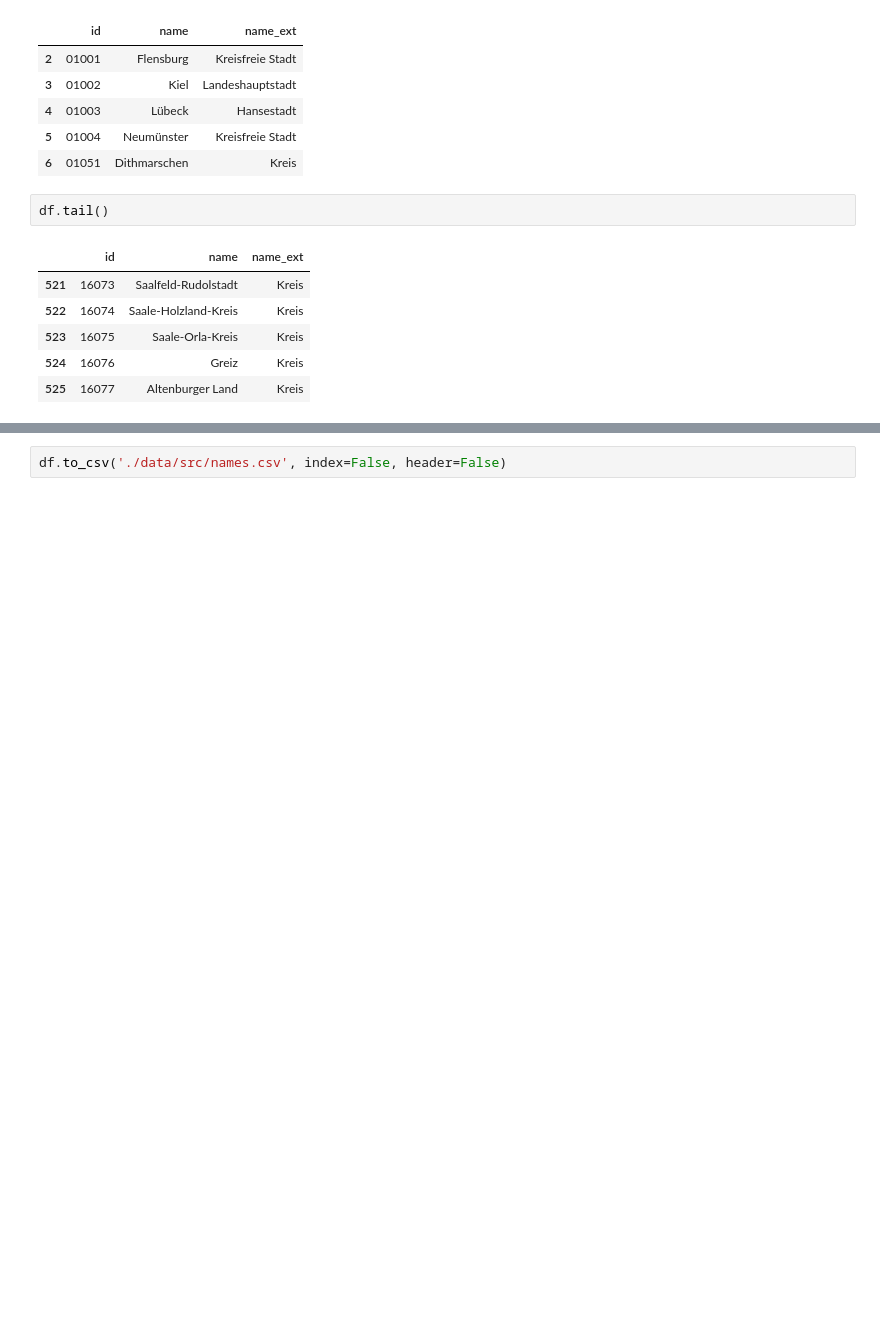
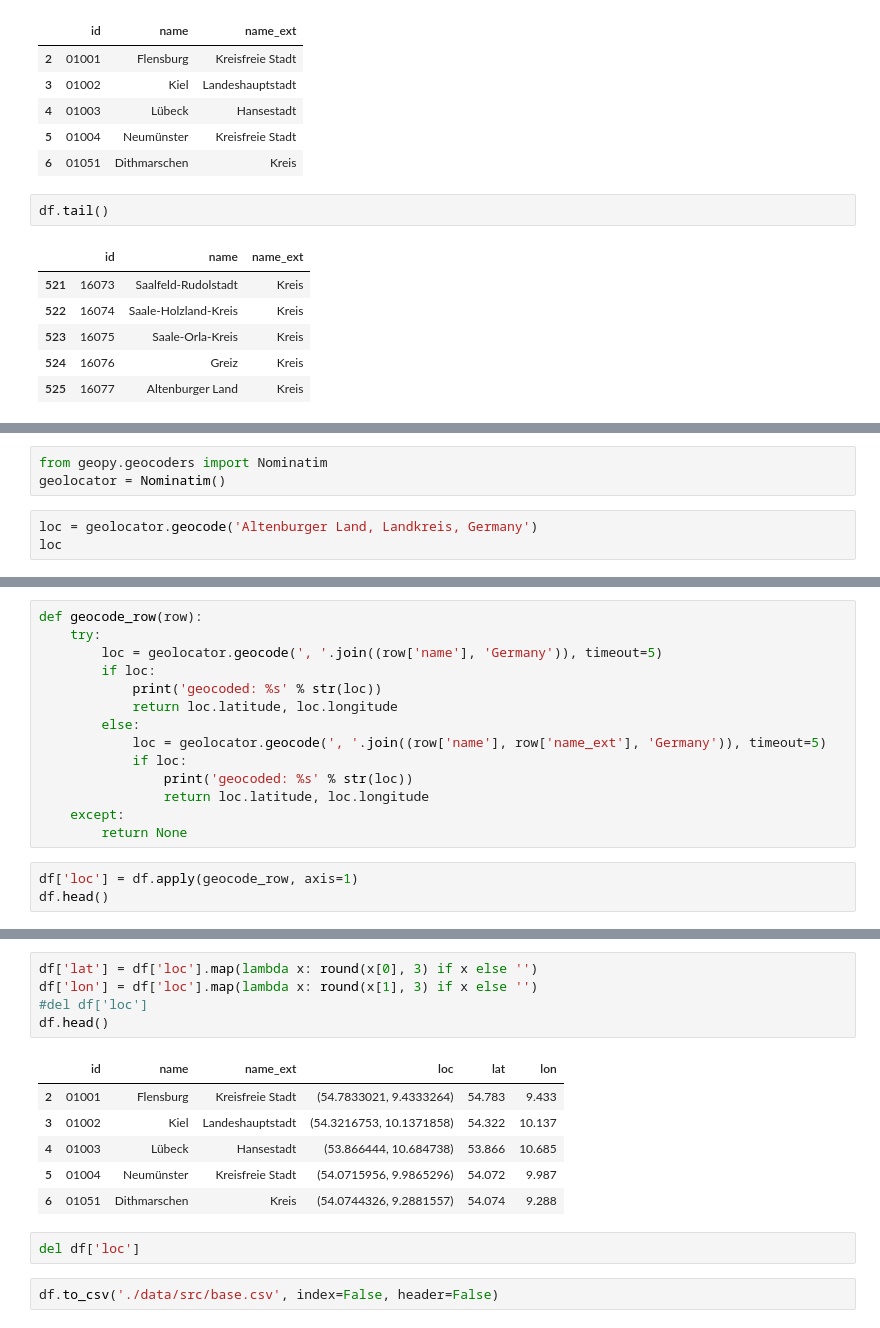
Before and after one commit to datenguide/datenguide-backend, a Jupyter notebook: build-base-data.ipynb, the cells around one changed output, grey strips where cells are left out. Saved outputs shown, nothing was run; the diff lists cells and outputs as text; blank space fills up the shorter version.

Commit message:
Add coordinates to base data

```diff
--- a/build-base-data.ipynb
+++ b/build-base-data.ipynb
@@ -53,0 +62,6 @@ df.tail()
+# %%
+from geopy.geocoders import Nominatim
+geolocator = Nominatim()
+# %%
+loc = geolocator.geocode('Altenburger Land, Landkreis, Germany')
+loc
@@ -53,0 +78,17 @@ df.tail()
+# %%
+def geocode_row(row):
+    try:
+        loc = geolocator.geocode(', '.join((row['name'], 'Germany')), timeout=5)
+        if loc:
+            print('geocoded: %s' % str(loc))
+            return loc.latitude, loc.longitude
+        else:
+            loc = geolocator.geocode(', '.join((row['name'], row['name_ext'], 'Germany')), timeout=5)
+            if loc:
+                print('geocoded: %s' % str(loc))
+                return loc.latitude, loc.longitude
+    except:
+        return None
+# %%
+df['loc'] = df.apply(geocode_row, axis=1)
+df.head()
@@ -54,2 +128,16 @@ df.tail()
+# %%
+df['lat'] = df['loc'].map(lambda x: round(x[0], 3) if x else '')
+df['lon'] = df['loc'].map(lambda x: round(x[1], 3) if x else '')
+#del df['loc']
+df.head()
+# %% [output]
+|  | id | name | name_ext | loc | lat | lon |
+| 2 | 01001 | Flensburg | Kreisfreie Stadt | (54.7833021, 9.4333264) | 54.783 | 9.433 |
+| 3 | 01002 | Kiel | Landeshauptstadt | (54.3216753, 10.1371858) | 54.322 | 10.137 |
+| 4 | 01003 | Lübeck | Hansestadt | (53.866444, 10.684738) | 53.866 | 10.685 |
+| 5 | 01004 | Neumünster | Kreisfreie Stadt | (54.0715956, 9.9865296) | 54.072 | 9.987 |
+| 6 | 01051 | Dithmarschen | Kreis | (54.0744326, 9.2881557) | 54.074 | 9.288 |
+# %%
+del df['loc']
 # %%
-df.to_csv('./data/src/names.csv', index=False, header=False)
+df.to_csv('./data/src/base.csv', index=False, header=False)
```
Also changed, not shown: parts of 8 cells of this notebook, 1 other file.
